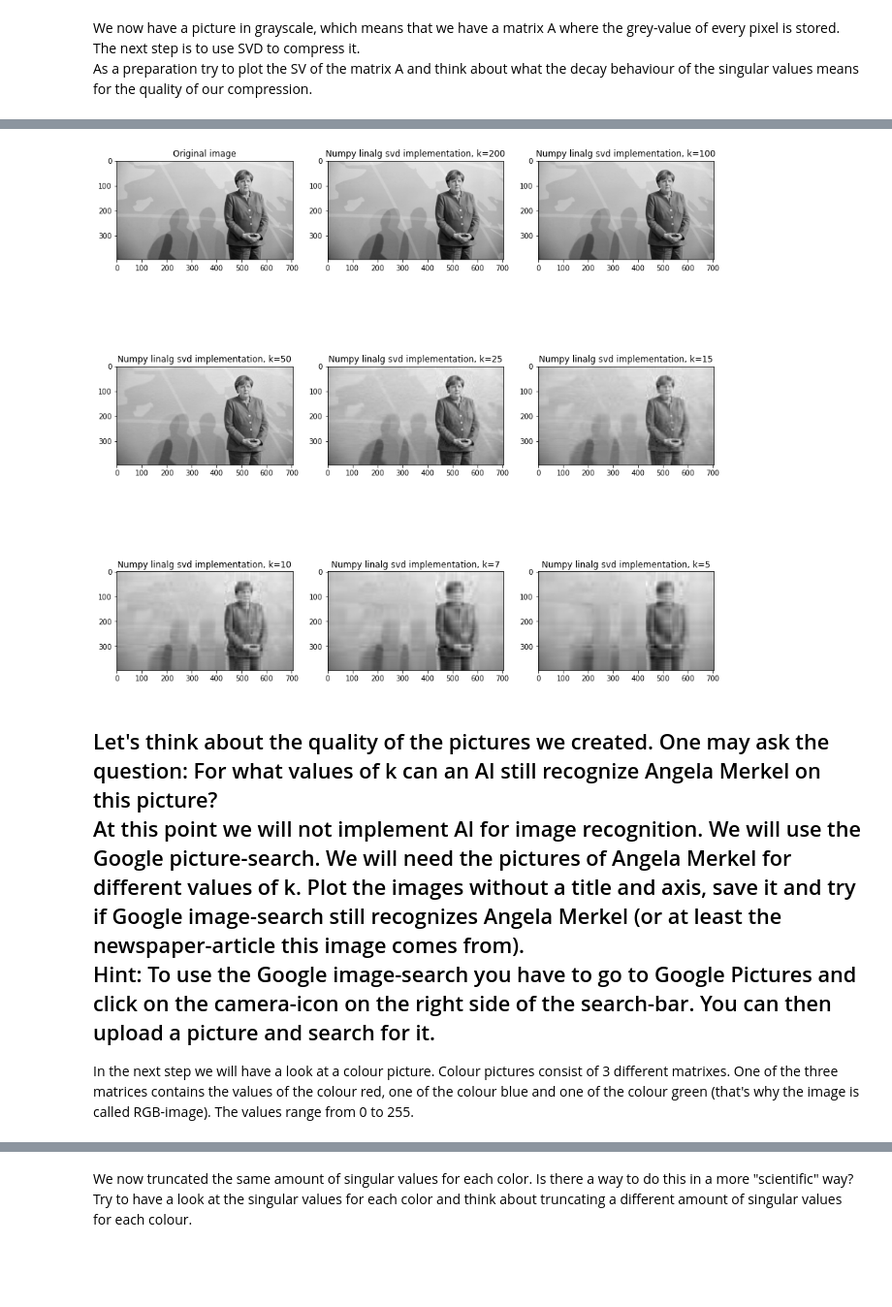
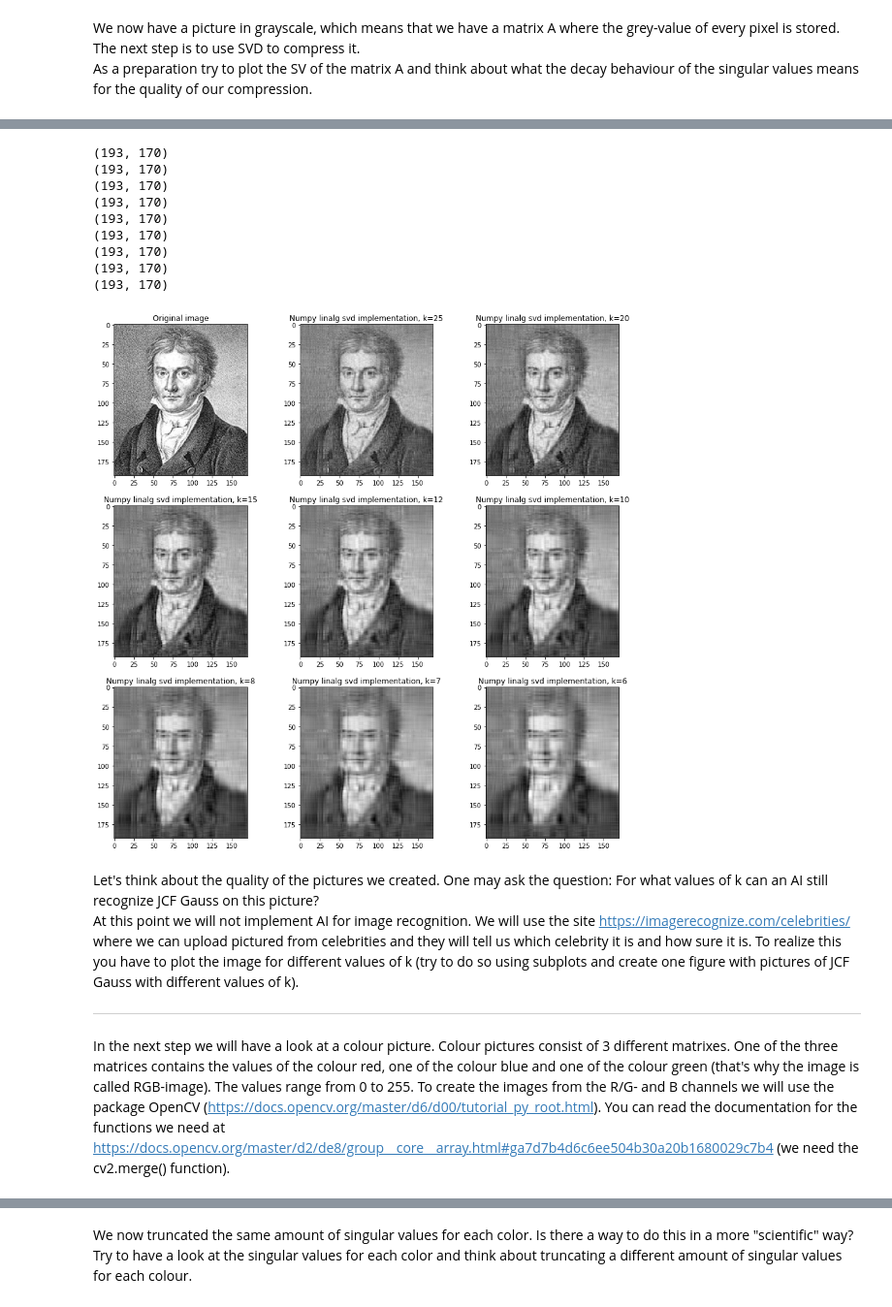
Before and after one commit to Saamuu/DataLab, a Jupyter notebook: DataLab/ImageCompression.ipynb, the cells around one changed output, grey strips where cells are left out. Shown at 97% size. Saved outputs shown, nothing was run; the diff lists cells and outputs as text; code cells hidden in the pictures; blank space fills up the shorter version.

```diff
--- a/DataLab/ImageCompression.ipynb
+++ b/DataLab/ImageCompression.ipynb
@@ -51,20 +51,16 @@ For the compression we will use a grayscale picture of Angela Merkel. <br>
 To work with the image we must first load the image and put it in a format we can work with. As a first step you should have a look at the imread-function from matplotlib.pyplot (matplotlib.org might help). We will use this function to load the image. This means that we have to know exactly what format the picture has after loading it so we can work with it properly. The function shape() from numpy might help to understand the format.
 # %%
 def im2double(im):
-    #transform the values in A to the interval (0,1)
-    #What happens if we dont do that? Nothing visible, just transform the matrix to float-values instead of int8
     info = np.iinfo(im.dtype)
-    scale = info.max
-    im = im.astype(float)/scale
-    return im, scale
+    return im.astype(float)/info.max
 
 
 # grayscale image (is still saved with 3 channels so I take the first one)
-img = plt.imread("Merkel.jpg")[:,:,0]
-plt.imshow(img)
-print(np.shape(plt.imread("Merkel.jpg")))
-print(plt.imread("Merkel.jpg")[:,:,0])
+img = plt.imread("gauss3.jpg")[:,:,0]
+fig,axs = plt.subplots()
+axs.imshow(img)
 #The format is (M,N,3) -> RGB image, how do we get the greyscale?
 #Just use one of the RGB images
-gray_channel, scale = im2double(img)
+gray_channel = im2double(img)
+print(np.shape(gray_channel))
 # %% [output]
@@ -111,39 +93,46 @@ We will now truncate and plot the resulting pictures. Try to plot the resulting
 # %%
+#number of singular values kept
+k = [50,25,20,15,12,10,8,7,6]
+
 row_count = math.ceil(len(k)/3)
 column_count = math.ceil(len(k)/row_count)
 
-fig = plt.figure(figsize=(15,15))
-plot_ = []
-for i in range(len(k)):
-    ax = plt.subplot(row_count, column_count, i+1)
-    plot_.append(ax)
+fig,axs = plt.subplots(row_count,column_count,figsize=(15,15))
+#plt.ion()
+cnt = 0
+for i in range(row_count):
+    for j in range(column_count):
+        U_trunc, S_trunc, Vt_trunc = truncate(U, S, V, k[cnt])
+        _U_trunc, _S_trunc, _Vt_trunc = truncate(U_, S_, V_, k[cnt])
 
-plt.ion()
-for i in range(len(k)):
-    fig.canvas.draw()
-
-    U_trunc, S_trunc, Vt_trunc = truncate(U, S, V, k[i])
-    _U_trunc, _S_trunc, _Vt_trunc = truncate(U_, S_, V_, k[i])
-
-    my_channel =  U_trunc @ np.diag(S_trunc) @ Vt_trunc
-    linalg_channel =  _U_trunc @ np.diag(_S_trunc) @ _Vt_trunc
-    if i==0:
-        plot_[i].title.set_text(f"Original image")
-        plot_[i].imshow(gray_channel, cmap='gray')
-    else:
-        plot_[i].title.set_text(f"Numpy linalg svd implementation, k={k[i]}")
-        plot_[i].imshow(linalg_channel, cmap='gray')
-
-#figu = plt.figure()
-#plt.imshow(linalg_channel, cmap='gray')
+        my_channel =  U_trunc @ np.diag(S_trunc) @ Vt_trunc
+        linalg_channel =  _U_trunc @ np.diag(_S_trunc) @ _Vt_trunc
+        print(np.shape(linalg_channel))
+        if i==0 and j==0:
+            axs[i,j].set_title(f"Original image")
+            axs[i,j].imshow(gray_channel, cmap='gray')
+            cnt = cnt+1
+        else:
+            axs[i,j].set_title(f"Numpy linalg svd implementation, k={k[cnt]}")
+            axs[i,j].imshow(linalg_channel, cmap='gray')
+            cnt = cnt+1
 # %% [output]
+(193, 170)
+(193, 170)
+(193, 170)
+(193, 170)
+(193, 170)
+(193, 170)
+(193, 170)
+(193, 170)
+(193, 170)
-[figure, old version]
+[figure, new version]
 # %% [markdown]
-Let's think about the quality of the pictures we created. One may ask the question: For what values of k can an AI still recognize Angela Merkel on this picture?  <br>
-At this point we will not implement AI for image recognition. We will use the Google picture-search. We will need the pictures of Angela Merkel for different values of k. Plot the images without a title and axis, save it and try if Google image-search still recognizes Angela Merkel (or at least the newspaper-article this image comes from).
-Hint: To use the Google image-search you have to go to Google Pictures and click on the camera-icon on the right side of the search-bar. You can then upload a picture and search for it.
+Let's think about the quality of the pictures we created. One may ask the question: For what values of k can an AI still recognize JCF Gauss on this picture?  <br>
+At this point we will not implement AI for image recognition. We will use the site https://imagerecognize.com/celebrities/ where we can upload pictured from celebrities and they will tell us which celebrity it is and how sure it is. To realize this you have to plot the image for different values of k (try to do so using subplots and create one figure with pictures of JCF Gauss with different values of k).
+
 ---
-In the next step we will have a look at a colour picture. Colour pictures consist of 3 different matrixes. One of the three matrices contains the values of the colour red, one of the colour blue and one of the colour green (that's why the image is called RGB-image). The values range from 0 to 255.
+In the next step we will have a look at a colour picture. Colour pictures consist of 3 different matrixes. One of the three matrices contains the values of the colour red, one of the colour blue and one of the colour green (that's why the image is called RGB-image). The values range from 0 to 255. To create the images from the R/G- and B channels we will use the package OpenCV (https://docs.opencv.org/master/d6/d00/tutorial_py_root.html). You can read the documentation for the functions we need at https://docs.opencv.org/master/d2/de8/group__core__array.html#ga7d7b4d6c6ee504b30a20b1680029c7b4 (we need the cv2.merge() function).
 # %%
 # http://www.math.utah.edu/~goller/F15_M2270/BradyMathews_SVDImage.pdf Idee und Theorie
 
```
Also changed, not shown: parts of 7 cells of this notebook.
